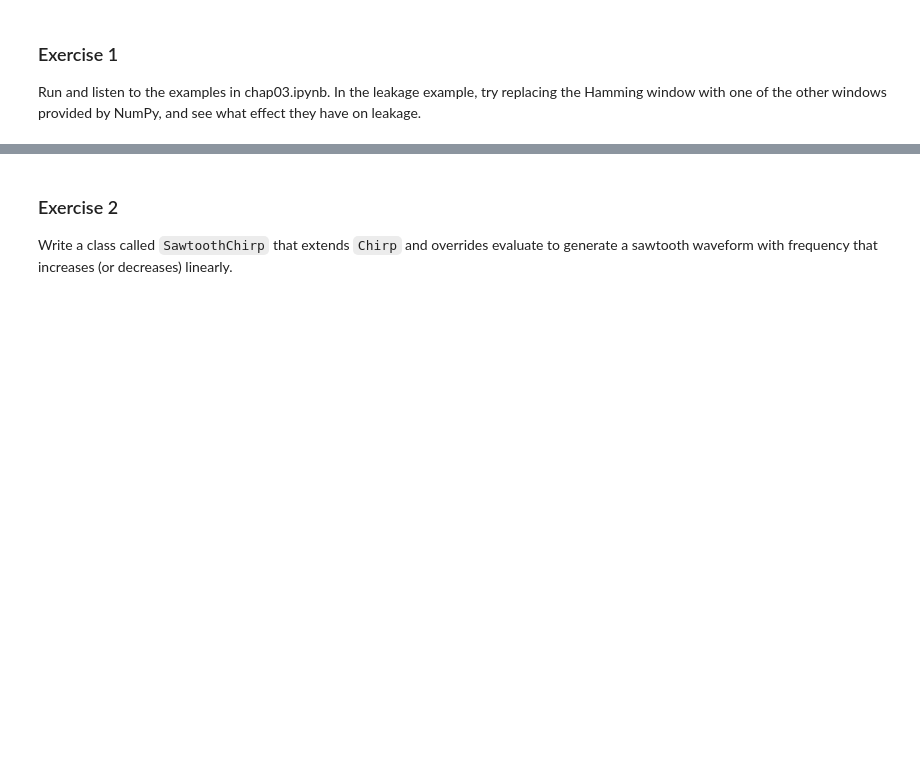
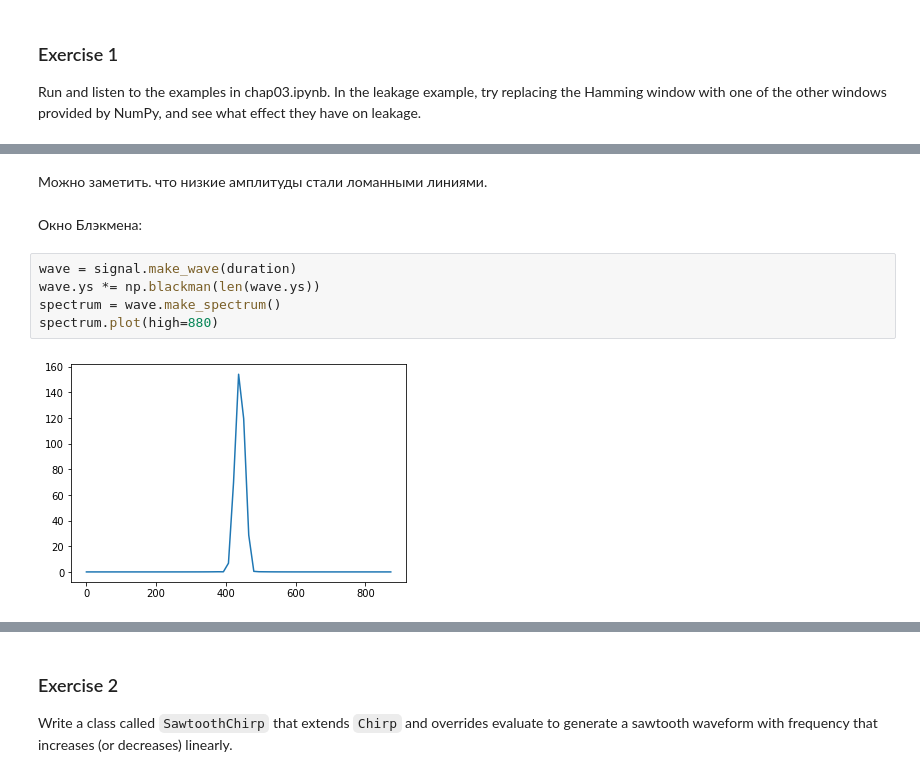
Before and after one commit to wooffie/spbstu-telecom, a Jupyter notebook: ThinkDSP/lab03.ipynb, the cells around one changed output, grey strips where cells are left out. Drawn from its saved outputs; the diff is of its cells as text; blank space fills up the shorter version.

```diff
--- a/ThinkDSP/lab03.ipynb
+++ b/ThinkDSP/lab03.ipynb
@@ -8,0 +51,11 @@ Run and listen to the examples in chap03.ipynb.  In the leakage example, try rep
+# %% [markdown]
+Можно заметить. что низкие амплитуды стали ломанными линиями.
+# %% [markdown]
+Окно Блэкмена:
+# %%
+wave = signal.make_wave(duration)
+wave.ys *= np.blackman(len(wave.ys))
+spectrum = wave.make_spectrum()
+spectrum.plot(high=880)
+# %% [output]
+[figure, added]
```
Also changed, not shown: parts of 39 cells of this notebook.
